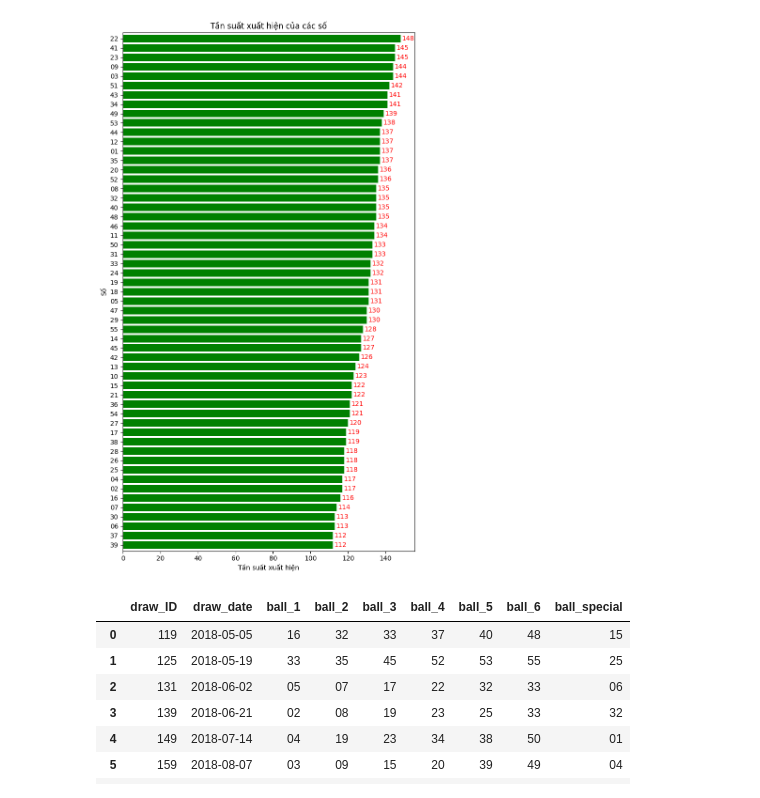
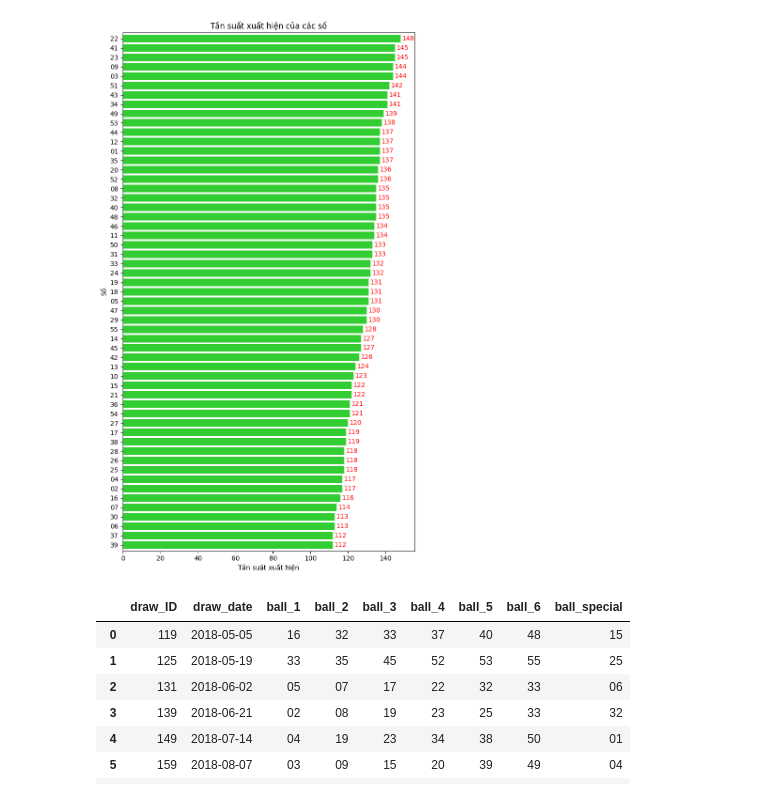
Before and after one commit to WhiteKingDataScience/Crawl_Analyst_And_Predict_Vietlott, a Jupyter notebook: python_code/Vizualization_Vietlott_Power.ipynb, the cells around one changed output. Cells and saved outputs as stored; diff of their text form; code cells hidden in the pictures.

```diff
--- a/python_code/Vizualization_Vietlott_Power.ipynb
+++ b/python_code/Vizualization_Vietlott_Power.ipynb
@@ -33,19 +33,19 @@ frequency_number
 22    148
 Name: count, dtype: int64
 # %%
-frequency_number.plot(kind='barh', figsize=(7, 12), color='green', width=0.8)
+frequency_number.plot(kind='barh', figsize=(7, 12), color='limegreen', width=0.8)
 plt.xlabel('Tần suất xuất hiện')
 plt.ylabel('Số')
 plt.title('Tần suất xuất hiện của các số')
 
 # Hiển thị số liệu bên phải mỗi cột và thay đổi màu sắc
 for i, (index, value) in enumerate(frequency_number.items()):
     plt.text(value + 0.5, i, str(value), color='red', va='center')
 
 plt.tight_layout()
 plt.show()
 # %% [output]
-[figure, old version]
+[figure, new version]
 # %%
 # Lọc và lấy chỉ cột draw_ID từ prize_result
 # jackpot_draw_ID = prize_result.loc[(prize_result['number_of_prizes'] >= 1) & (prize_result['prize'] == 'Jackpot 1'), 'draw_ID']
```
Also changed, not shown: 4 other files.
